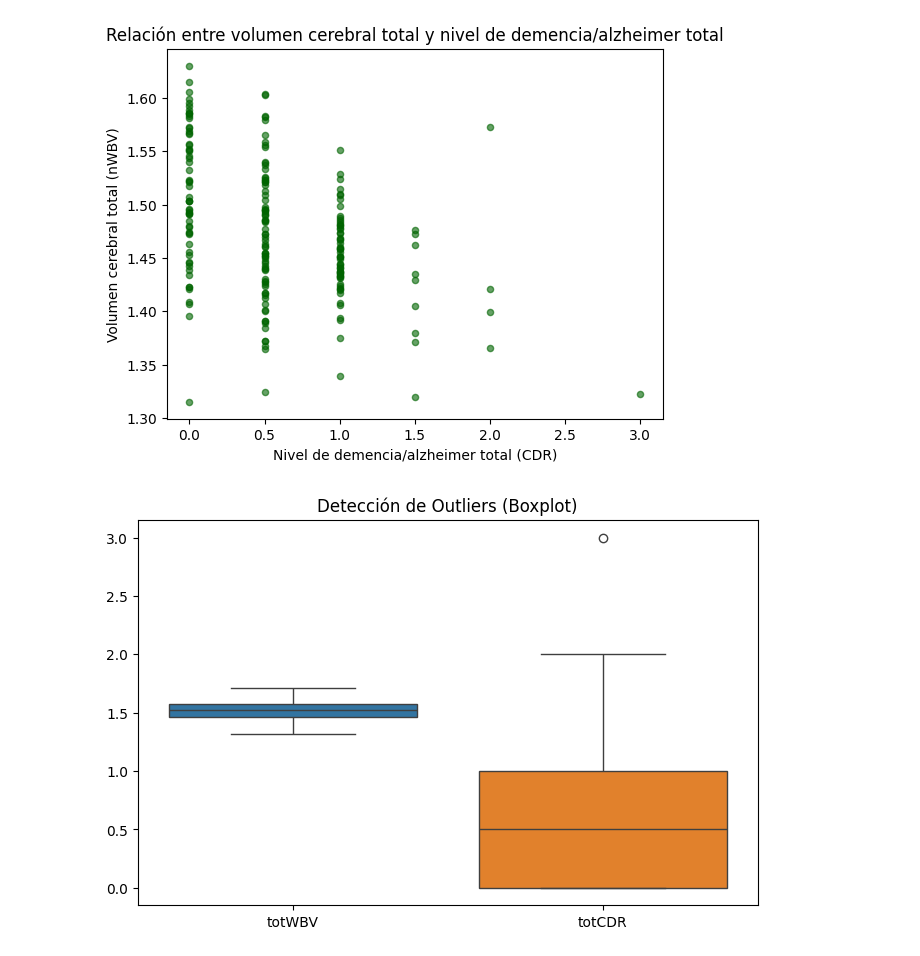
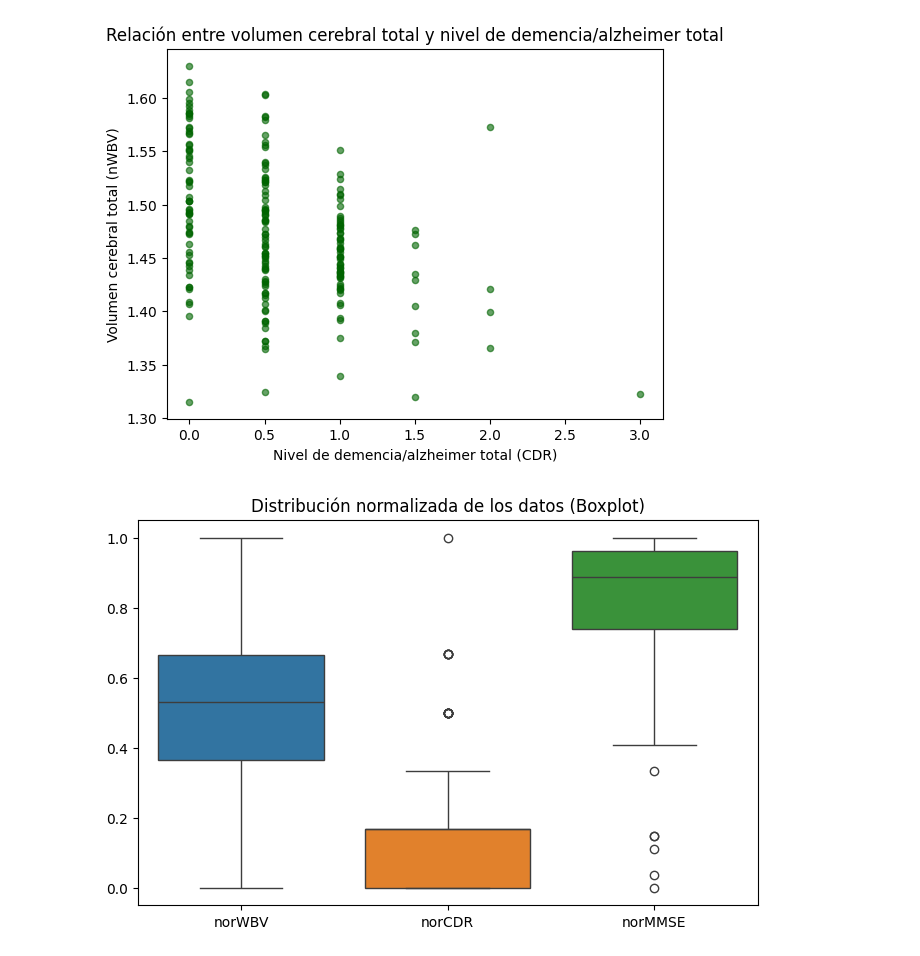
Before and after one commit to felipe0435/Proyecto-1-Mineria-de-datos, a Jupyter notebook: analisis.ipynb, the cells around one changed output. Cells and saved outputs as stored; diff of their text form; code cells hidden in the pictures.

```diff
--- a/analisis.ipynb
+++ b/analisis.ipynb
@@ -119,9 +119,12 @@ ASF            0
 dtype: int64
 # %%
 longi['SES'] = longi['SES'].fillna(longi['SES'].mean())
-longi['MMSE'] = longi['MMSE'].fillna(longi['MMSE'].mean())
+longi['MMSE'] = longi['MMSE'].fillna(longi['MMSE'].median())
 cross['SES'] = cross['SES'].fillna(cross['SES'].mean())
-cross['MMSE'] = cross['MMSE'].fillna(cross['MMSE'].mean())
+cross['MMSE'] = cross['MMSE'].fillna(cross['MMSE'].median())
+cross['Educ'] = cross['Educ'].fillna(cross['Educ'].median())
+cross['CDR'] = cross['CDR'].fillna(cross['CDR'].median())
+cross['Delay'] = cross['Delay'].fillna(cross['Delay'].median())
 """
 He decidido rellenar los valores faltantes de SES y MMSE con la media de cada columna, ya que ambos no tienen una cantidad excesiva de
 valores faltantes. Esto permitirá mantener la integridad del dataset sin eliminar filas completas, lo que resultaría en la pérdida de
@@ -361,11 +414,31 @@ plt.show()
 <Figure size 800x500 with 0 Axes>
 [figure]
 # %%
-datos = [longi['totWBV'], longi['totCDR']]
+longi['logWBV'] = np.log1p(longi['totWBV'])
+longi['logCDR'] = np.log1p(longi['totCDR'])
+longi['logMMSE'] = np.log1p(longi['totMMSE'])
+
+minW = longi['totWBV'].min()
+maxW = longi['totWBV'].max()
+longi['norWBV'] = (longi['totWBV'] - minW) / (maxW
+- minW)
+
+minC = longi['totCDR'].min()
+maxC = longi['totCDR'].max()
+longi['norCDR'] = (longi['totCDR'] - minC) / (maxC
+- minC)
+
+
+minM = longi['totMMSE'].min()
+maxM = longi['totMMSE'].max()
+longi['norMMSE'] = (longi['totMMSE'] - minM) / (maxM
+- minM)
+
+datos = [longi['norWBV'], longi['norCDR'], longi['norMMSE']]
 
 plt.figure(figsize=(8, 5))
 sns.boxplot(data=datos)
-plt.title('Detección de Outliers (Boxplot)')
+plt.title('Distribución normalizada de los datos (Boxplot)')
 plt.show()
 # %% [output]
-[figure, old version]
+[figure, new version]
```
Also changed, not shown: parts of 12 cells of this notebook.
